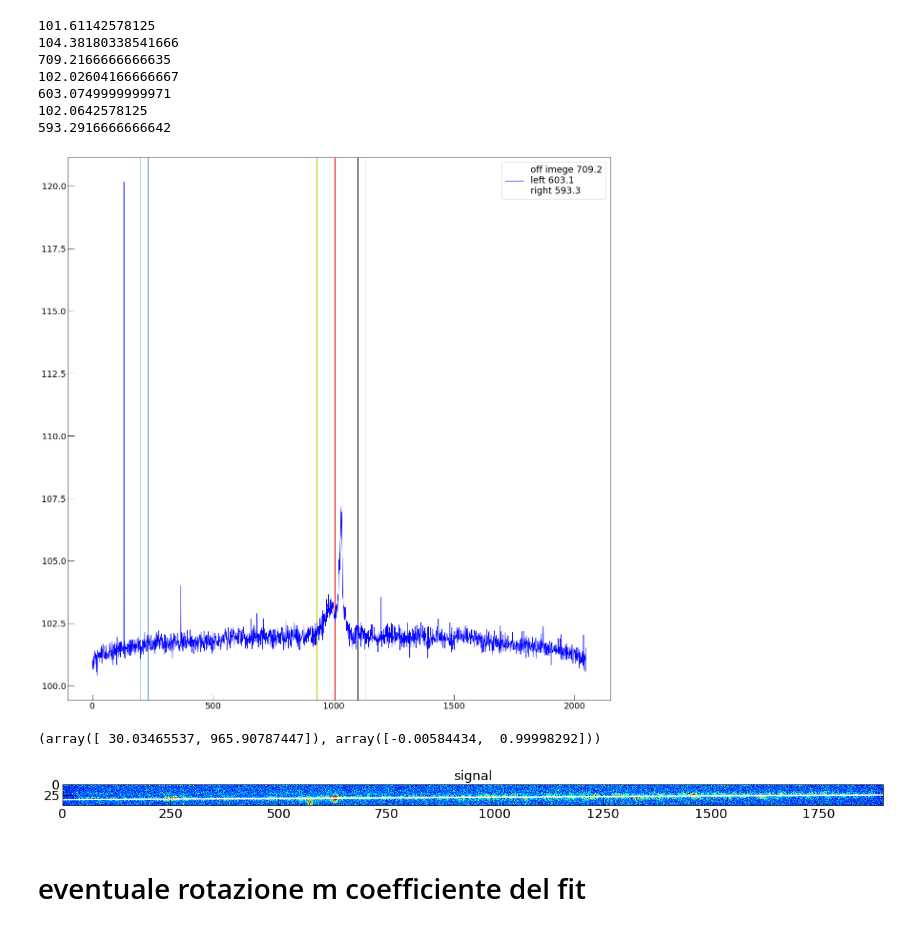
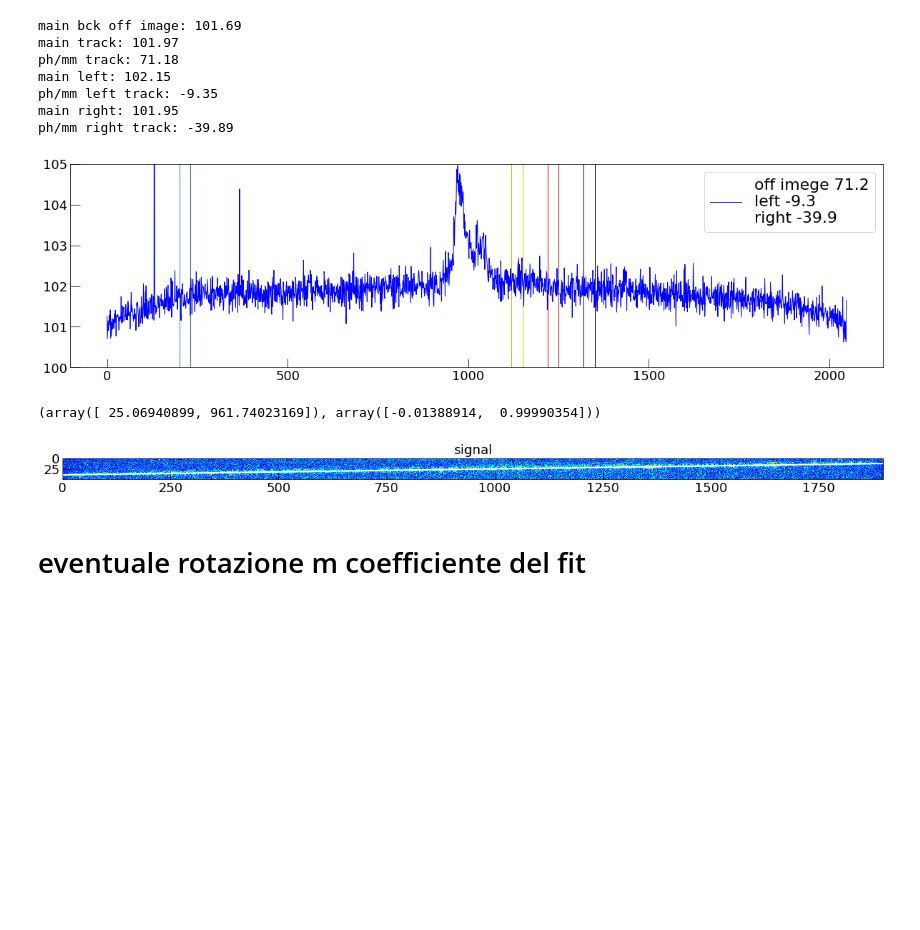
Before and after one commit to gmazzitelli/cygno, a Jupyter notebook: ImageProfiles.ipynb, the cells around one changed output. Drawn from its saved outputs; the diff is of its cells as text; code cells hidden in the pictures; blank space fills up the shorter version.

```diff
--- a/ImageProfiles.ipynb
+++ b/ImageProfiles.ipynb
@@ -49,0 +97,6 @@ Sigma mean: 0.25, sigma: 0.21, over th. (50) 1
+# %%
+nsigma      = 1
+traccia     = 2
+cimax       = 130
+cimin       = 95# 85
+image  = rtnp.hist2array(f.Get(imageName[traccia])).T
@@ -50,7 +134,11 @@ Sigma mean: 0.25, sigma: 0.21, over th. (50) 1
 # %%
-cy.set_atlas_style("large")
+cy.set_atlas_style("square")
+#print (nsigma, th_image)
 plt.imshow(image, vmin=cimin,vmax=cimax, cmap='jet')
 plt.colorbar(shrink=0.5)
 plt.title("signal")
 plt.show()
+edges     = (image > th_image)
+plt.imshow(edges, vmin=0,vmax=1)
+plt.show()
 # %% [output]
@@ -58,42 +202,43 @@ plt.show()
 # %%
-cy.set_atlas_style("large")
+cy.set_atlas_style("long")
 Yproj       = np.mean(image, axis=1)
 x = np.arange(0, image.shape[0])
-
+x0 = 1220
 plt.axvline(x=200)
 plt.axvline(x=200+30)
-print(Yproj[200:230].mean())
-print(Yproj[1006:1006+30].mean())
-offi=(Yproj[1006:1006+30].mean()- Yproj[200:230].mean())*2048*pixelscale
-print (offi)
-plt.axvline(x=1006, color='red')
-plt.axvline(x=1006+30, color='red')
-plt.axvline(x=900, color='y')
-plt.axvline(x=900+30, color='y')
-print(Yproj[900:930].mean())
-lefti = (Yproj[1006:1006+30].mean()- Yproj[900:930].mean())*2048*pixelscale
-print (lefti)
+print("main bck off image: %.2f" % Yproj[200:230].mean())
+print("main track: %.2f" % Yproj[x0:x0+30].mean())
+offi=(Yproj[x0:x0+30].mean()- Yproj[200:230].mean())*2048*pixelscale
+print ("ph/mm track: %.2f" % offi)
+plt.axvline(x=x0, color='red')
+plt.axvline(x=x0+30, color='red')
+plt.axvline(x=x0-100, color='y')
+plt.axvline(x=x0-100+30, color='y')
+print("main left: %.2f" % Yproj[x0-100:x0-100+30].mean())
+lefti = (Yproj[x0:x0+30].mean()- Yproj[900:930].mean())*2048*pixelscale
+print ("ph/mm left track: %.2f" % lefti)
 
-plt.axvline(x=1100, color='k')
-plt.axvline(x=1100+30, color='k')
-print(Yproj[1100:1130].mean())
-righti=(Yproj[1006:1006+30].mean()- Yproj[1100:1130].mean())*2048*pixelscale
-print (righti)
+plt.axvline(x=x0+100, color='k')
+plt.axvline(x=x0+100+30, color='k')
+print("main right: %.2f" % Yproj[x0+100:x0+100+30].mean())
+righti=(Yproj[x0:x0+30].mean()- Yproj[1100:1130].mean())*2048*pixelscale
+print ("ph/mm right track: %.2f" % righti)
 plt.plot(x, Yproj, 'b', label=('off imege %.1f\nleft %.1f\nright %.1f' % (offi, lefti, righti)))
+plt.ylim(100, 105)
 plt.legend()
 plt.show()
 # %% [output]
-101.61142578125
-104.38180338541666
-709.2166666666635
-102.02604166666667
-603.0749999999971
-102.0642578125
-593.2916666666642
+main bck off image: 101.69
+main track: 101.97
+ph/mm track: 71.18
+main left: 102.15
+ph/mm left track: -9.35
+main right: 101.95
+ph/mm right track: -39.89
-[figure, old version]
+[figure, new version]
 # %%
 cy.set_atlas_style("large")
-[ys,ye,xs,xe] = [1000,1050, 100,2000]
+[ys,ye,xs,xe] = [950,1000, 100,2000]
 imageCutted = image[ys:ye,xs:xe]
 
 edges     = (imageCutted > 105) # NEGATVE per settori imageCutted < 108
@@ -130,8 +275,8 @@ plt.ylim(imageCutted.shape[0]-1,0)
 plt.title("signal")
 plt.show()
 # %% [output]
-(array([ 30.03465537, 965.90787447]), array([-0.00584434,  0.99998292]))
+(array([ 25.06940899, 961.74023169]), array([-0.01388914,  0.99990354]))
-[figure, old version]
+[figure, new version]
 # %% [markdown]
 # eventuale rotazione m coefficiente del fit
 # %%
```
Also changed, not shown: parts of 19 cells of this notebook, 44 other files.
